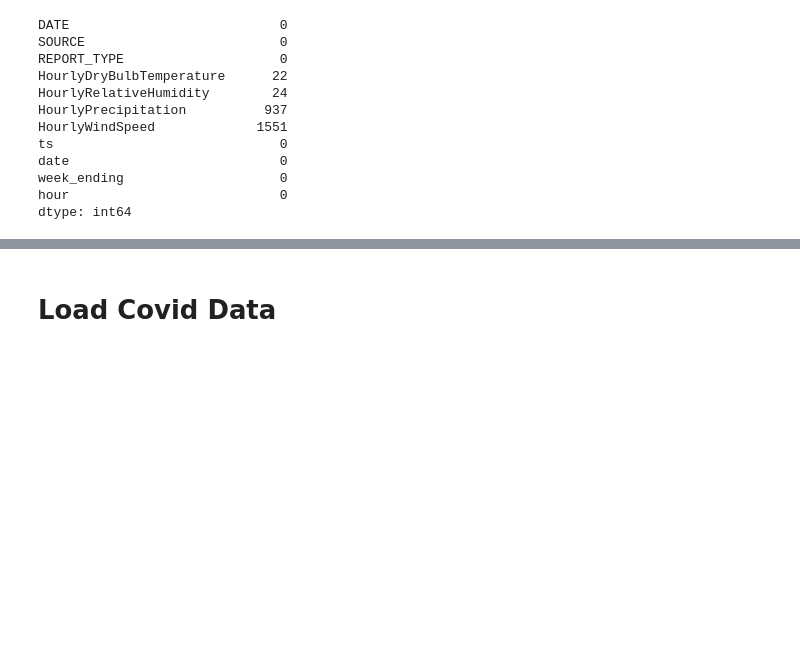
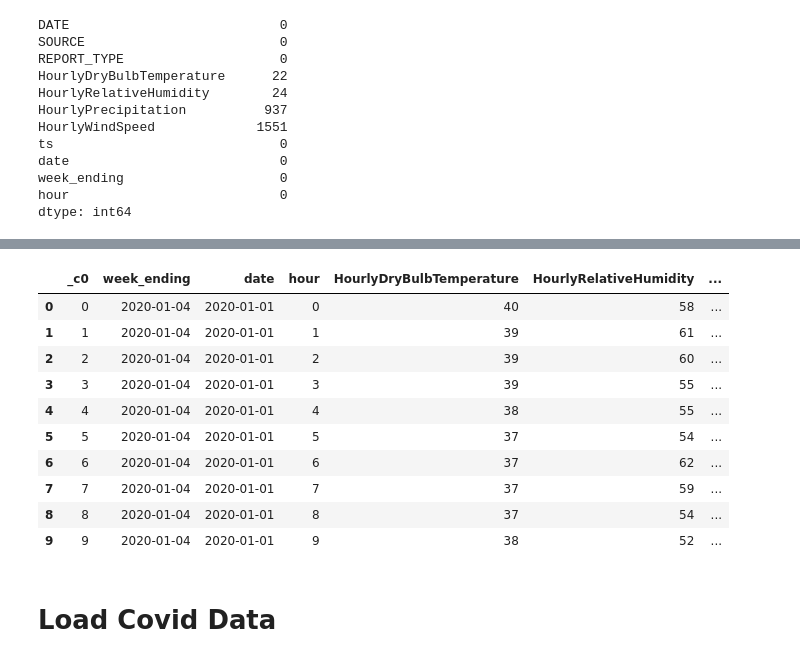
Before and after one commit to jcanque777/covid_citibike, a Jupyter notebook: extract_transform.ipynb, the cells around one changed output, grey strips where cells are left out. Saved outputs shown, nothing was run; the diff lists cells and outputs as text; code cells hidden in the pictures; blank space fills up the shorter version.

Commit message:
feat: Load CSVs into Spark DataFrame

```diff
--- a/extract_transform.ipynb
+++ b/extract_transform.ipynb
@@ -160,0 +166,2 @@ weather_df = weather_df[['week_ending', 'date', 'hour', 'HourlyDryBulbTemperatur
+# %%
+weather_spark = spark.read.csv("cv19_data/weather_df.csv",header=True)
@@ -161,3 +180,17 @@ weather_df = weather_df[['week_ending', 'date', 'hour', 'HourlyDryBulbTemperatur
+# %%
+weather_spark.limit(10).toPandas()
+# %% [output]
+|  | _c0 | week_ending | date | hour | HourlyDryBulbTemperature | HourlyRelativeHumidity | ... |
+| 0 | 0 | 2020-01-04 | 2020-01-01 | 0 | 40 | 58 | ... |
+| 1 | 1 | 2020-01-04 | 2020-01-01 | 1 | 39 | 61 | ... |
+| 2 | 2 | 2020-01-04 | 2020-01-01 | 2 | 39 | 60 | ... |
+| 3 | 3 | 2020-01-04 | 2020-01-01 | 3 | 39 | 55 | ... |
+| 4 | 4 | 2020-01-04 | 2020-01-01 | 4 | 38 | 55 | ... |
+| 5 | 5 | 2020-01-04 | 2020-01-01 | 5 | 37 | 54 | ... |
+| 6 | 6 | 2020-01-04 | 2020-01-01 | 6 | 37 | 62 | ... |
+| 7 | 7 | 2020-01-04 | 2020-01-01 | 7 | 37 | 59 | ... |
+| 8 | 8 | 2020-01-04 | 2020-01-01 | 8 | 37 | 54 | ... |
+| 9 | 9 | 2020-01-04 | 2020-01-01 | 9 | 38 | 52 | ... |
 # %% [markdown]
 # Load Covid Data
 # %%
```
Also changed, not shown: parts of 8 cells of this notebook.
